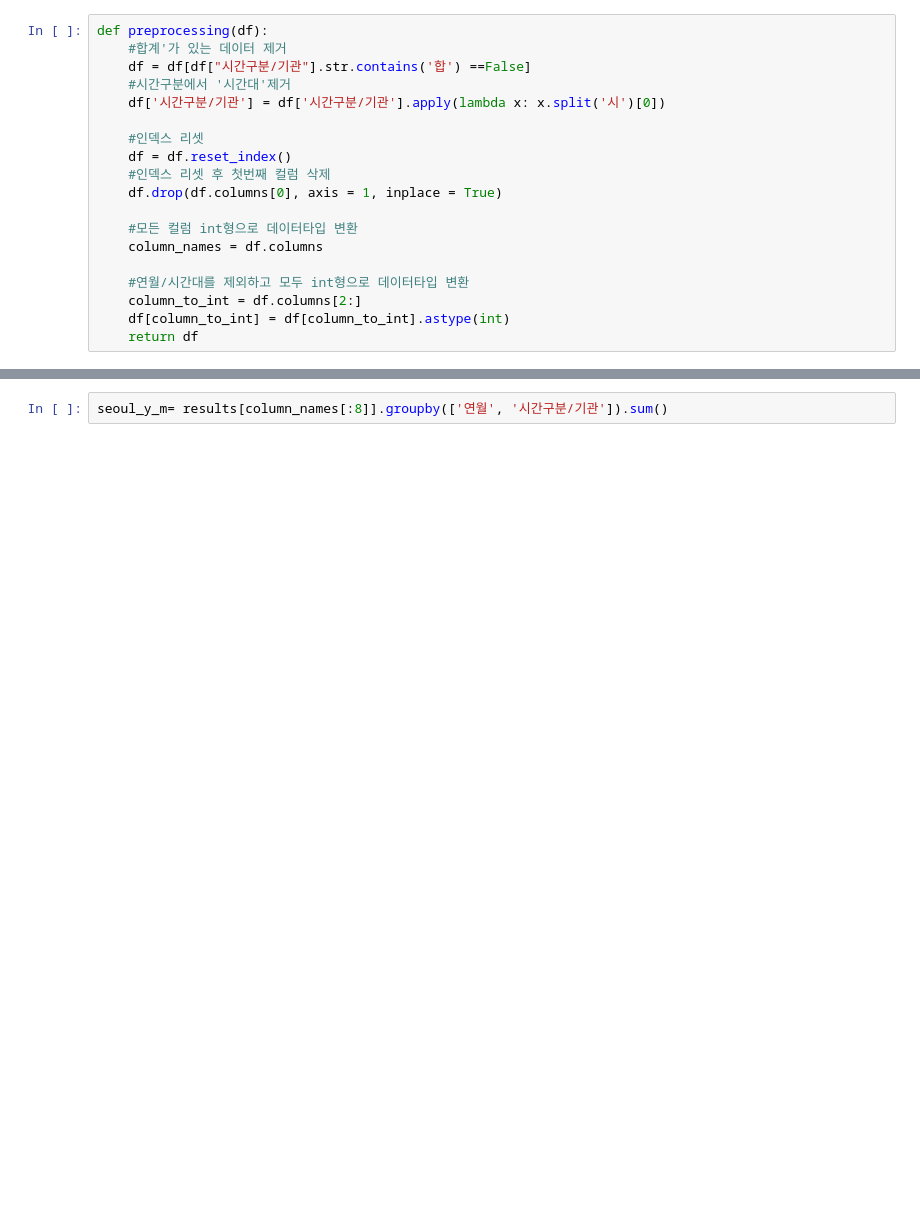
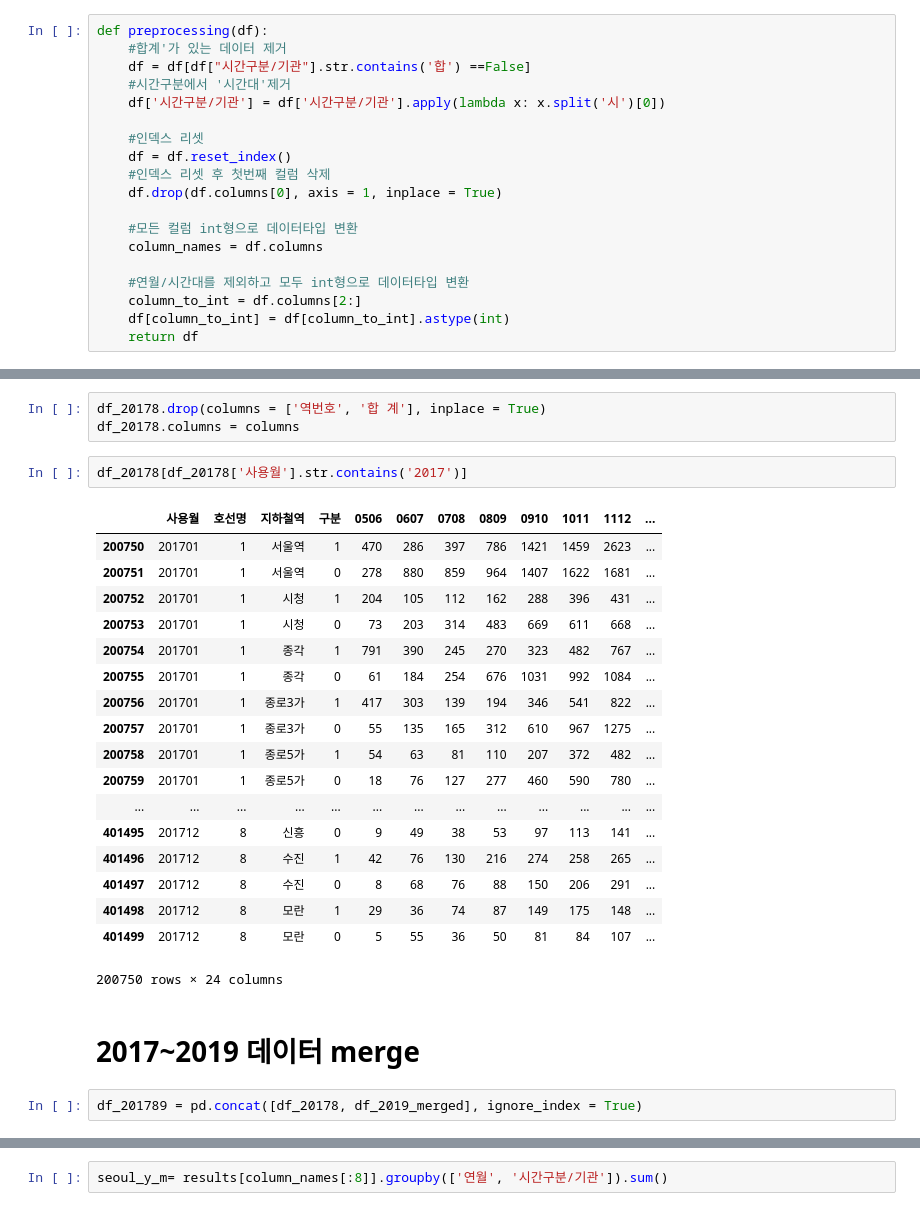
Before and after one commit to DHK810/Multicamp, a Jupyter notebook: project/crawling_project(series_scripts_crawling)/KIRC통계데이터 크롤링.ipynb, the cells around one changed output, grey strips where cells are left out. Saved outputs shown, nothing was run; the diff lists cells and outputs as text; blank space fills up the shorter version.

```diff
--- a/project/crawling_project(series_scripts_crawling)/KIRC통계데이터 크롤링.ipynb
+++ b/project/crawling_project(series_scripts_crawling)/KIRC통계데이터 크롤링.ipynb
@@ -318,0 +348,28 @@ results
+# %%
+df_20178.drop(columns = ['역번호', '합 계'], inplace = True)
+df_20178.columns = columns
+# %%
+df_20178[df_20178['사용월'].str.contains('2017')]
+# %% [output]
+|  | 사용월 | 호선명 | 지하철역 | 구분 | 0506 | 0607 | 0708 | 0809 | 0910 | 1011 | 1112 | ... |
+| 200750 | 201701 | 1 | 서울역 | 1 | 470 | 286 | 397 | 786 | 1421 | 1459 | 2623 | ... |
+| 200751 | 201701 | 1 | 서울역 | 0 | 278 | 880 | 859 | 964 | 1407 | 1622 | 1681 | ... |
+| 200752 | 201701 | 1 | 시청 | 1 | 204 | 105 | 112 | 162 | 288 | 396 | 431 | ... |
+| 200753 | 201701 | 1 | 시청 | 0 | 73 | 203 | 314 | 483 | 669 | 611 | 668 | ... |
+| 200754 | 201701 | 1 | 종각 | 1 | 791 | 390 | 245 | 270 | 323 | 482 | 767 | ... |
+| 200755 | 201701 | 1 | 종각 | 0 | 61 | 184 | 254 | 676 | 1031 | 992 | 1084 | ... |
+| 200756 | 201701 | 1 | 종로3가 | 1 | 417 | 303 | 139 | 194 | 346 | 541 | 822 | ... |
+| 200757 | 201701 | 1 | 종로3가 | 0 | 55 | 135 | 165 | 312 | 610 | 967 | 1275 | ... |
+| 200758 | 201701 | 1 | 종로5가 | 1 | 54 | 63 | 81 | 110 | 207 | 372 | 482 | ... |
+| 200759 | 201701 | 1 | 종로5가 | 0 | 18 | 76 | 127 | 277 | 460 | 590 | 780 | ... |
+| ... | ... | ... | ... | ... | ... | ... | ... | ... | ... | ... | ... | ... |
+| 401495 | 201712 | 8 | 신흥 | 0 | 9 | 49 | 38 | 53 | 97 | 113 | 141 | ... |
+| 401496 | 201712 | 8 | 수진 | 1 | 42 | 76 | 130 | 216 | 274 | 258 | 265 | ... |
+| 401497 | 201712 | 8 | 수진 | 0 | 8 | 68 | 76 | 88 | 150 | 206 | 291 | ... |
+| 401498 | 201712 | 8 | 모란 | 1 | 29 | 36 | 74 | 87 | 149 | 175 | 148 | ... |
+| 401499 | 201712 | 8 | 모란 | 0 | 5 | 55 | 36 | 50 | 81 | 84 | 107 | ... |
+200750 rows × 24 columns
+# %% [markdown]
+# 2017~2019 데이터 merge
+# %%
+df_201789 = pd.concat([df_20178, df_2019_merged], ignore_index = True)
```
Also changed, not shown: parts of 80 cells of this notebook.
